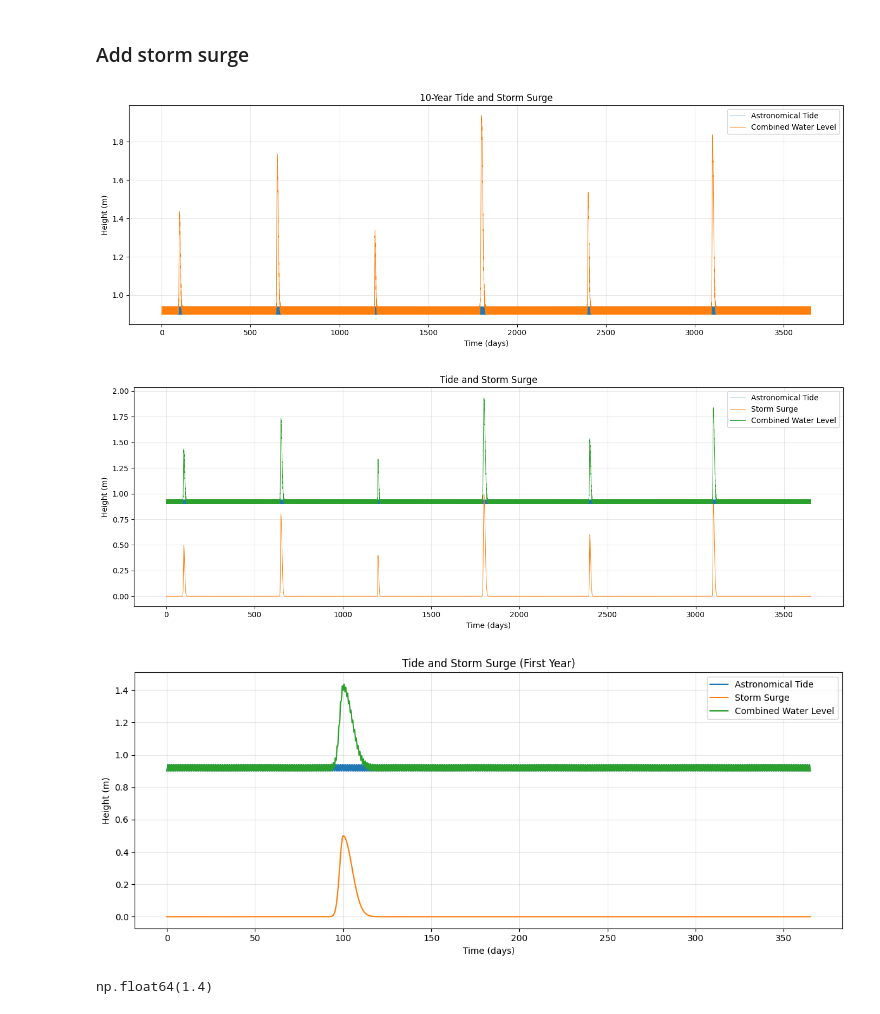
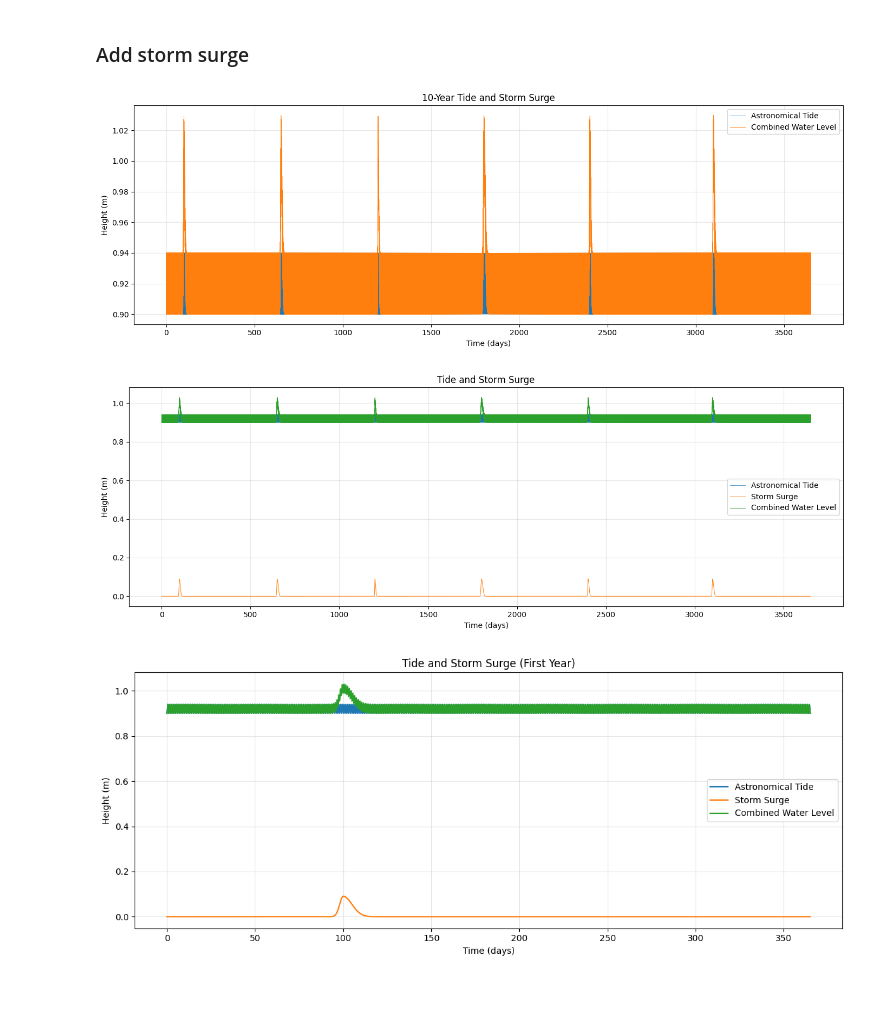
Before and after one commit to finley-davis/CZN_LSE, a Jupyter notebook: tides/tide_generator.ipynb, the cells around one changed output. Cells and saved outputs as stored; diff of their text form; code cells hidden in the pictures.

Commit message:
changing surge height for better accuracy

```diff
--- a/tides/tide_generator.ipynb
+++ b/tides/tide_generator.ipynb
@@ -72,15 +72,18 @@ samples_per_day = 24
 #NOTE: EDIT BELOW HERE FOR STORM SURGE CHANGES *****************************
 #************************************************************
 
+#DOES NOT GEt HIGHER THAN 1.4m
+#want surge not to be half a meter above high tide************
+
 #storm surge parameters, these are random rn (synthetic too)
 #format: (peak_day, peak_height, rise_duration, fall_duration)
 storms = [
-    (100, 0.5, 2, 5),
-    (650, 0.8, 2, 6),
-    (1200, 0.4, 1, 4),
-    (1800, 1.0, 3, 7),
-    (2400, 0.6, 2, 5),
-    (3100, 0.9, 2, 6)
+    (100, 0.09, 2, 5),
+    (650, 0.09, 2, 6),
+    (1200, 0.09, 1, 4),
+    (1800, 0.09, 3, 7),
+    (2400, 0.09, 2, 5),
+    (3100, 0.09, 2, 6)
 ]
 
 #generate time array
@@ -136,7 +139,7 @@ plt.xlabel("Time (days)")
 plt.ylabel("Height (m)")
 plt.title("10-Year Tide and Storm Surge")
 plt.legend()
-plt.grid(True, alpha=0.3)
+plt.grid(True, alpha = 0.3)
 plt.tight_layout()
 plt.show()
 
@@ -149,65 +152,38 @@ plt.xlabel("Time (days)")
 plt.ylabel("Height (m)")
 plt.title("Tide and Storm Surge")
 plt.legend()
-plt.grid(True, alpha=0.3)
+plt.grid(True, alpha = 0.3)
 plt.tight_layout()
 plt.show()
 
 # plot first year
 
 window_days = 365
 mask = t < window_days
 
 plt.figure(figsize = (12, 5))
 plt.plot(t[mask], tide[mask], label = "Astronomical Tide")
 plt.plot(t[mask], surge[mask], label = "Storm Surge")
 plt.plot(t[mask], h[mask], label = "Combined Water Level")
 plt.xlabel("Time (days)")
 plt.ylabel("Height (m)")
 plt.title("Tide and Storm Surge (First Year)")
 plt.legend()
-plt.grid(True, alpha=0.3)
+plt.grid(True, alpha = 0.3)
 plt.tight_layout()
 plt.show()
 
 # save file as txt in my repo
 output_path = "/Users/finleydavis/Desktop/CZN Project/HGS/_repo/tides/tides_surge.txt"
 
 df.to_csv(
     output_path,
     sep = " ",
     index = False,
     header = False,
     float_format = "%.6f"
 )
 # %% [output]
-[figure, old version]
+[figure, new version]
-[figure, old version]
+[figure, new version]
-[figure, old version]
+[figure, new version]
-# %%
-#writes in a way HGS can read,
-def tide_height(t_days):
-
-    astronomical_tide = mean_level - amplitude * np.cos(
-        2 * np.pi * t_days / period_days
-    )
-
-    storm_surge = 0.0
-
-    for peak_day, peak_height, rise_duration, fall_duration in storms:
-
-        if t_days <= peak_day:
-            storm_surge += peak_height * np.exp(
-                -0.5 * ((t_days - peak_day) / rise_duration)**2
-            )
-
-        else:
-            storm_surge += peak_height * np.exp(
-                -0.5 * ((t_days - peak_day) / fall_duration)**2
-            )
-
-    return astronomical_tide + storm_surge
-
-tide_height(100)  # Example usage of the function
-# %% [output]
-np.float64(1.4)
```
Also changed, not shown: parts of 1 cell of this notebook, 1 other file.
